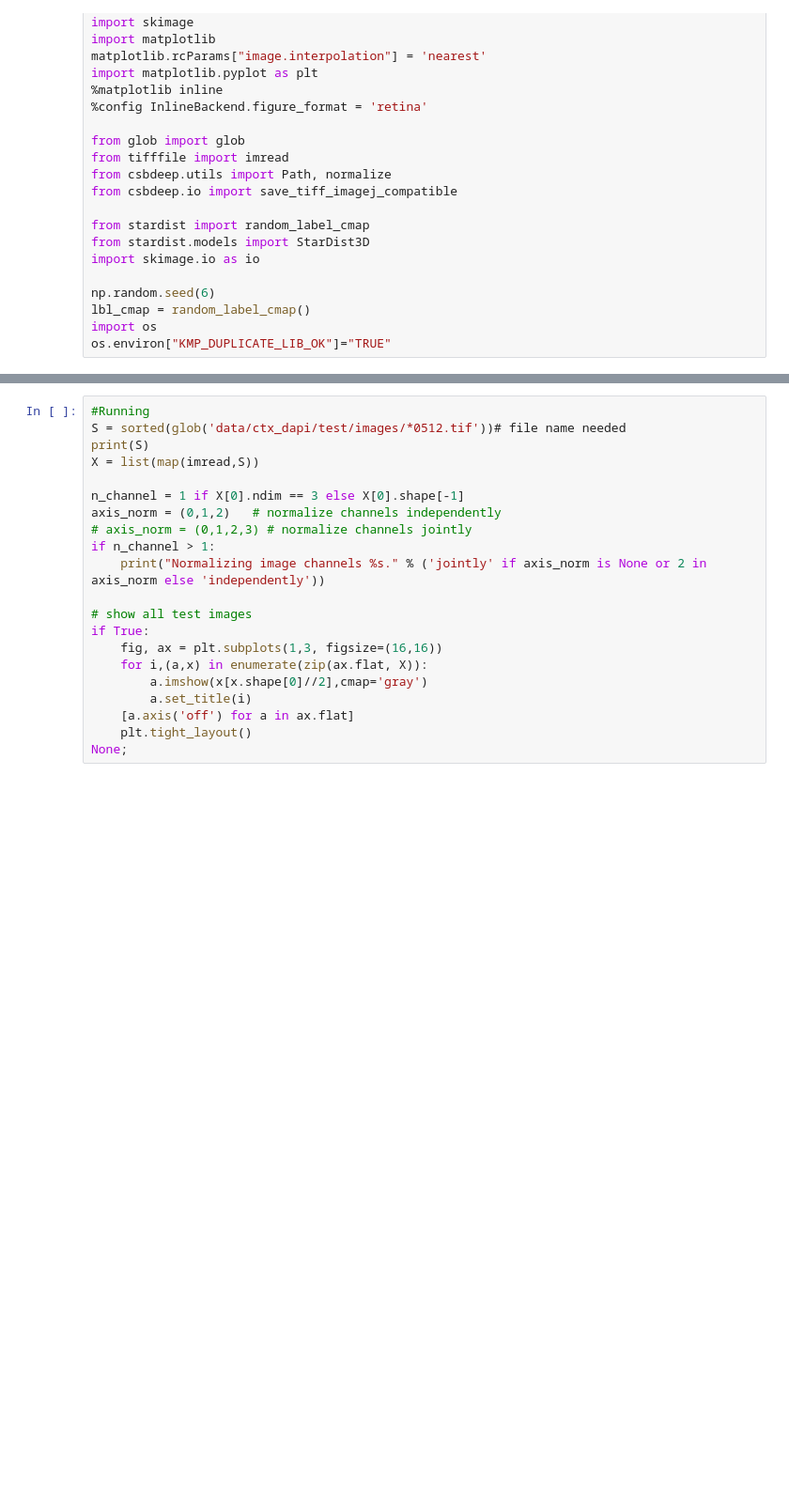
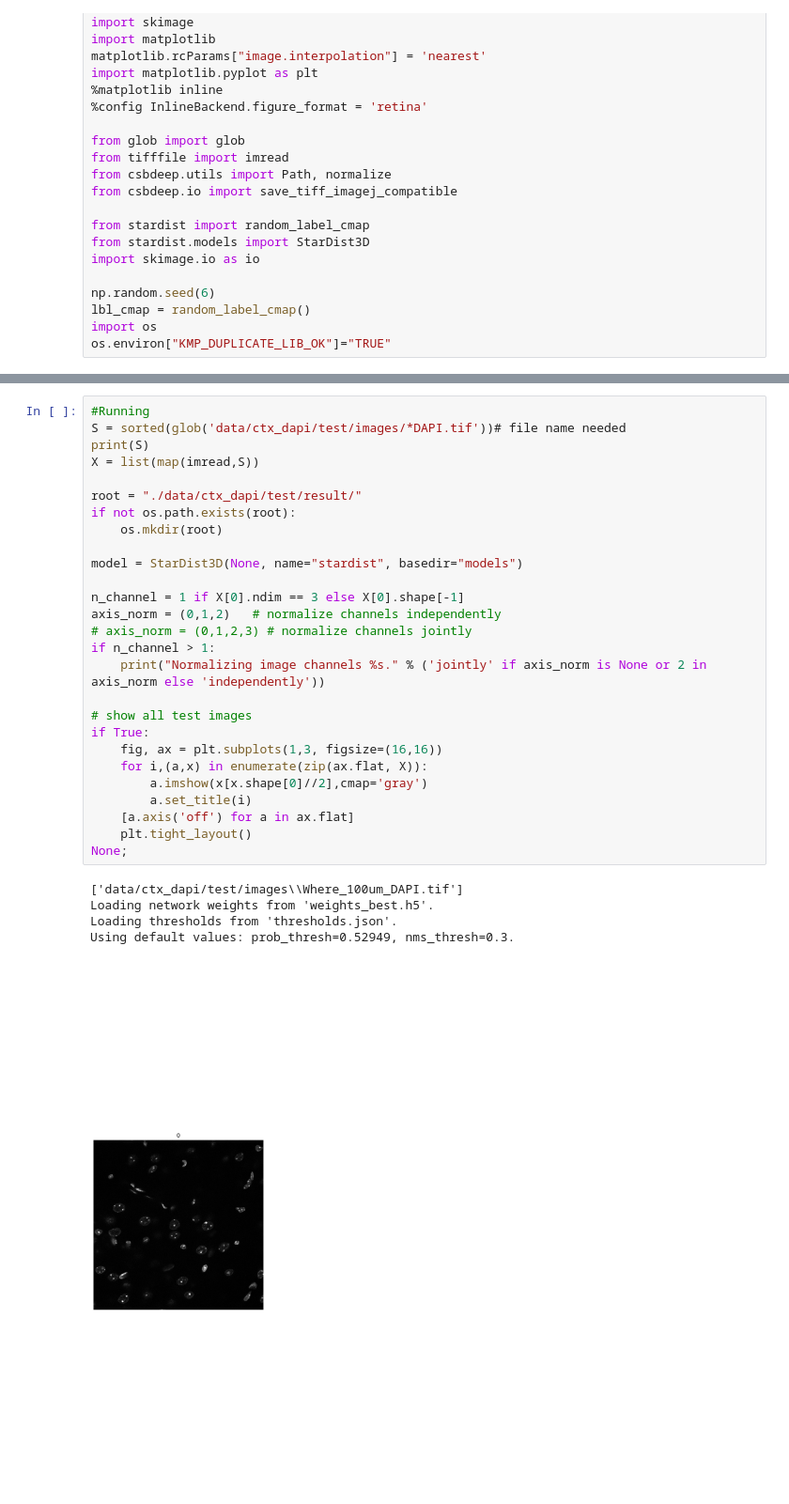
Before and after one commit to worldinchaos/stardist_spot_extract, a Jupyter notebook: 5_precise.ipynb, the cells around one changed output, grey strips where cells are left out. Shown at 94% size. Saved outputs shown, nothing was run; the diff lists cells and outputs as text; blank space fills up the shorter version.

```diff
--- a/5_precise.ipynb
+++ b/5_precise.ipynb
@@ -160,24 +186,36 @@ def divide_and_reconstract(model, image, great_number=1000, overlap_size=50):
     return full, np.concatenate(centroid, axis=0)
 # %%
 #Running
-S = sorted(glob('data/ctx_dapi/test/images/*0512.tif'))# file name needed
+S = sorted(glob('data/ctx_dapi/test/images/*DAPI.tif'))# file name needed
 print(S)
 X = list(map(imread,S))
+
+root = "./data/ctx_dapi/test/result/"
+if not os.path.exists(root):
+    os.mkdir(root)
+
+model = StarDist3D(None, name="stardist", basedir="models")
 
 n_channel = 1 if X[0].ndim == 3 else X[0].shape[-1]
 axis_norm = (0,1,2)   # normalize channels independently
 # axis_norm = (0,1,2,3) # normalize channels jointly
 if n_channel > 1:
     print("Normalizing image channels %s." % ('jointly' if axis_norm is None or 2 in axis_norm else 'independently'))
 
 # show all test images
 if True:
     fig, ax = plt.subplots(1,3, figsize=(16,16))
     for i,(a,x) in enumerate(zip(ax.flat, X)):
         a.imshow(x[x.shape[0]//2],cmap='gray')
         a.set_title(i)
     [a.axis('off') for a in ax.flat]
     plt.tight_layout()
 None;
+# %% [output]
+['data/ctx_dapi/test/images\\Where_100um_DAPI.tif']
+Loading network weights from 'weights_best.h5'.
+Loading thresholds from 'thresholds.json'.
+Using default values: prob_thresh=0.52949, nms_thresh=0.3.
+[figure, added]
 # %%
 for i in range(len(X)):
```
Also changed, not shown: parts of 2 cells of this notebook.
